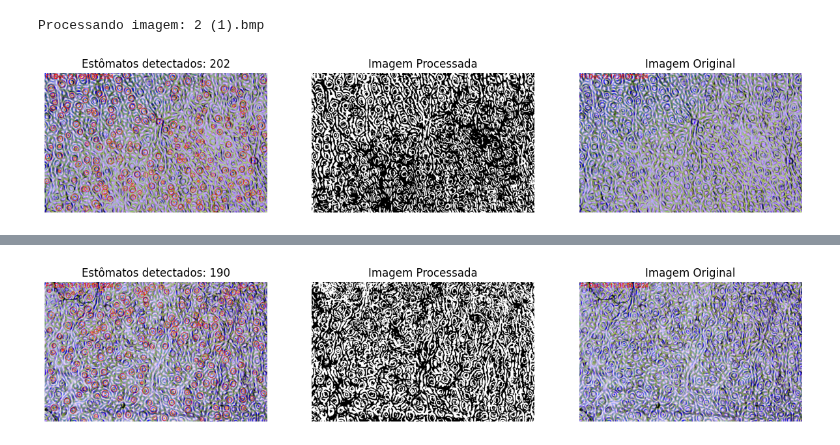
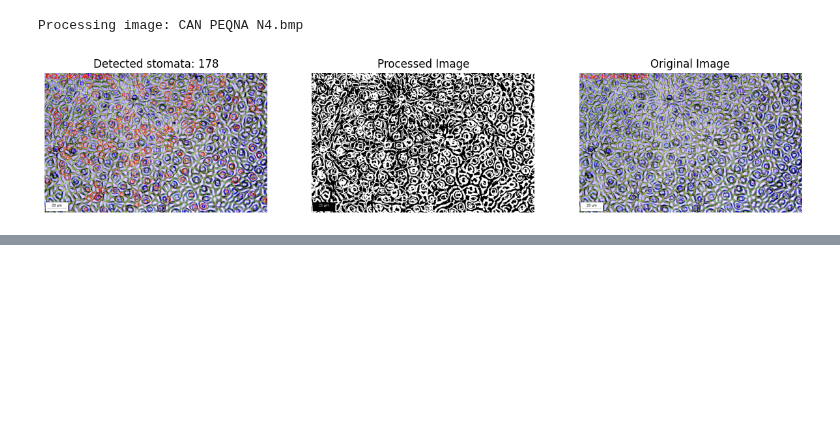
Before and after one commit to celso-vitor/StomataCount, a Jupyter notebook: StomataCount.ipynb, the cells around one changed output, grey strips where cells are left out. Cells and saved outputs as stored; diff of their text form; code cells hidden in the pictures; blank space fills up the shorter version.

```diff
--- a/StomataCount.ipynb
+++ b/StomataCount.ipynb
@@ -38,66 +32,57 @@ Saving 3.bmp to 3.bmp
 # %%
-# Lista para armazenar os resultados de cada imagem
+# List to store the results for each image
 results = []
 
-# Iterar sobre todas as imagens carregadas
+# Loop over all uploaded images
 for image_name, image_data in uploaded.items():
-    print(f"\nProcessando imagem: {image_name}")
+    print(f"\nProcessing image: {image_name}")
 
-    # Passo 4: Aplicar escala de cinza
+    # Step 4: Convert to grayscale
     img_gray = cv2.imread(image_name, cv2.IMREAD_GRAYSCALE)
 
-    # Passo 5: Pré-processamento adicional (refinado)
+    # Step 5: Pre-processing
     def preprocess_image(img_gray):
-        # Melhorar contraste (CLAHE)
+        # Enhance contrast (CLAHE)
         clahe = cv2.createCLAHE(clipLimit=2.0, tileGridSize=(8, 8))
         img_clahe = clahe.apply(img_gray)
 
-        # Redução de ruído (filtro mediana)
-        img_blur = cv2.medianBlur(img_clahe, 3)  # Kernel menor (3x3)
+        # Noise reduction (median filter)
+        img_blur = cv2.medianBlur(img_clahe, 3)
 
-        # Binarização (Otsu's threshold)
+        # Binarization (Otsu's threshold)
         _, img_bin = cv2.threshold(img_blur, 0, 255, cv2.THRESH_BINARY_INV + cv2.THRESH_OTSU)
 
-        # Operação morfológica (fechamento para conectar áreas brancas)
-        kernel = np.ones((3, 3), np.uint8)  # Kernel menor (3x3)
+        # Morphological operations to refine image
+        kernel = np.ones((3, 3), np.uint8)
         img_dilated = cv2.dilate(img_bin, kernel, iterations=1)
         img_eroded = cv2.erode(img_dilated, kernel, iterations=1)
-
-        # Operação morfológica adicional (abertura para remover ruídos pequenos)
         img_final = cv2.morphologyEx(img_eroded, cv2.MORPH_OPEN, kernel, iterations=1)
 
         return img_final
 
-    # Aplicar pré-processamento adicional
     img_processed = preprocess_image(img_gray)
 
-    # Passo 6: Detectar círculos usando Hough Circles (ajustado)
+    # Step 6: Detect circles using Hough Transform
     def detect_circles(img_processed):
-        # Garantir que a imagem esteja no formato correto (8 bits, escala de cinza)
-        img_processed = np.uint8(img_processed)  # Converter para uint8 (8 bits)
-
-        # Aplicar o algoritmo Hough Circles
+        img_processed = np.uint8(img_processed)
         circles = cv2.HoughCircles(
             img_processed,
             method=cv2.HOUGH_GRADIENT,
             dp=1.2,
-            minDist=10,  # Valor moderado para evitar sobreposições
-            param1=100,  # Sensibilidade moderada
-            param2=28,   # Sensibilidade moderada
+            minDist=10,
+            param1=80,
+            param2=28,
             minRadius=5,
             maxRadius=30
         )
-
-        # Retornar os círculos detectados
         if circles is not None:
             return np.round(circles[0, :]).astype("int")
         else:
             return []
 
-    # Detectar círculos
     circles = detect_circles(img_processed)
 
-    # Remover sobreposições
+    # Step 7: Filter overlapping circles
     def filter_overlapping_circles(circles):
         if len(circles) == 0:
             return circles
@@ -119,9 +104,8 @@ for image_name, image_data in uploaded.items():
                 x2, y2, r2 = circles[j]
                 distance = np.sqrt((x1 - x2)**2 + (y1 - y2)**2)
 
-                # Se os círculos se sobrepõem significativamente, descarte o menor
-                if distance < (r1 + r2) * 0.6:  # Fator de tolerância ajustado
-                    if r1 > r2:  # Mantenha o círculo com maior raio
+                if distance < (r1 + r2) * 0.6:
+                    if r1 > r2:
                         used_indices.add(j)
                     else:
                         used_indices.add(i)
@@ -135,51 +119,46 @@ for image_name, image_data in uploaded.items():
 
     circles = filter_overlapping_circles(circles)
 
-    # Passo 7: Desenhar os círculos na imagem original
+    # Step 8: Draw circles on the original image
     def draw_circles(image_path, circles):
-        # Carregar a imagem colorida
         img_color = cv2.imread(image_path)
-
-        # Desenhar os círculos detectados
         for (x, y, r) in circles:
-            cv2.circle(img_color, (x, y), r, (0, 0, 255), 2)  # Desenha o círculo
-            cv2.rectangle(img_color, (x - 5, y - 5), (x + 5, y + 5), (0, 128, 255), -1)  # Marca o centro
-
+            cv2.circle(img_color, (x, y), r, (0, 0, 255), 2)
+            cv2.rectangle(img_color, (x - 5, y - 5), (x + 5, y + 5), (0, 128, 255), -1)
         return img_color
 
-    # Desenhar os círculos
     img_with_circles = draw_circles(image_name, circles)
 
-    # Passo 8: Exibir resultados
+    # Step 9: Display results
     plt.figure(figsize=(15, 5))
 
     plt.subplot(1, 3, 1)
     plt.imshow(cv2.cvtColor(img_with_circles, cv2.COLOR_BGR2RGB))
-    plt.title(f"Estômatos detectados: {len(circles)}")
+    plt.title(f"Detected stomata: {len(circles)}")
     plt.axis('off')
 
     plt.subplot(1, 3, 2)
     plt.imshow(img_processed, cmap='gray')
-    plt.title("Imagem Processada")
+    plt.title("Processed Image")
     plt.axis('off')
 
     plt.subplot(1, 3, 3)
     plt.imshow(cv2.cvtColor(cv2.imread(image_name), cv2.COLOR_BGR2RGB))
-    plt.title("Imagem Original")
+    plt.title("Original Image")
     plt.axis('off')
 
     plt.show()
 
-    # Armazenar o resultado para esta imagem
+    # Save the result for this image
     results.append({
         "image_name": image_name,
         "stomata_count": len(circles)
     })
 
-# Exibir resumo final
-print("\nResumo Final:")
+# Final summary
+print("\nFinal Summary:")
 for result in results:
-    print(f"Imagem: {result['image_name']} | Estômatos detectados: {result['stomata_count']}")
+    print(f"Image: {result['image_name']} | Detected stomata: {result['stomata_count']}")
 # %% [output]
-Processando imagem: 2 (1).bmp
+Processing image: CAN PEQNA N4.bmp
-[figure, old version]
+[figure, new version]
@@ -187 +166,0 @@ Processando imagem: 3.bmp
-[figure, removed]
```
Also changed, not shown: parts of 2 cells of this notebook.
